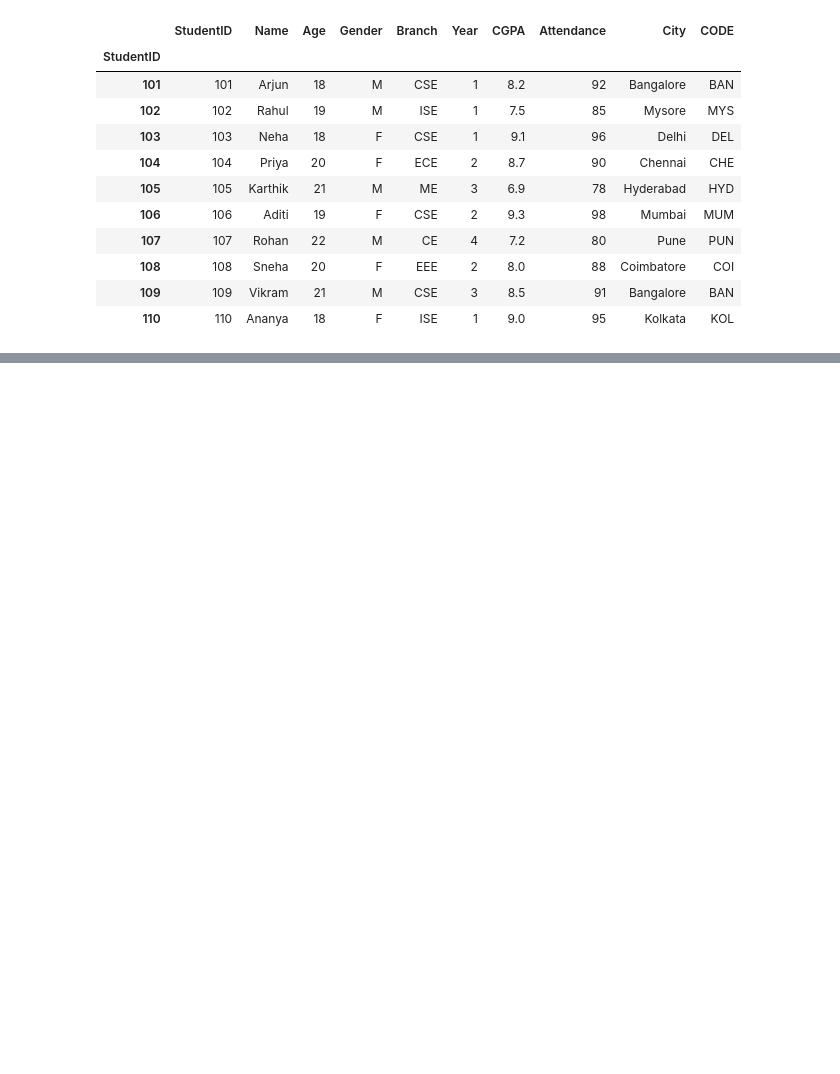
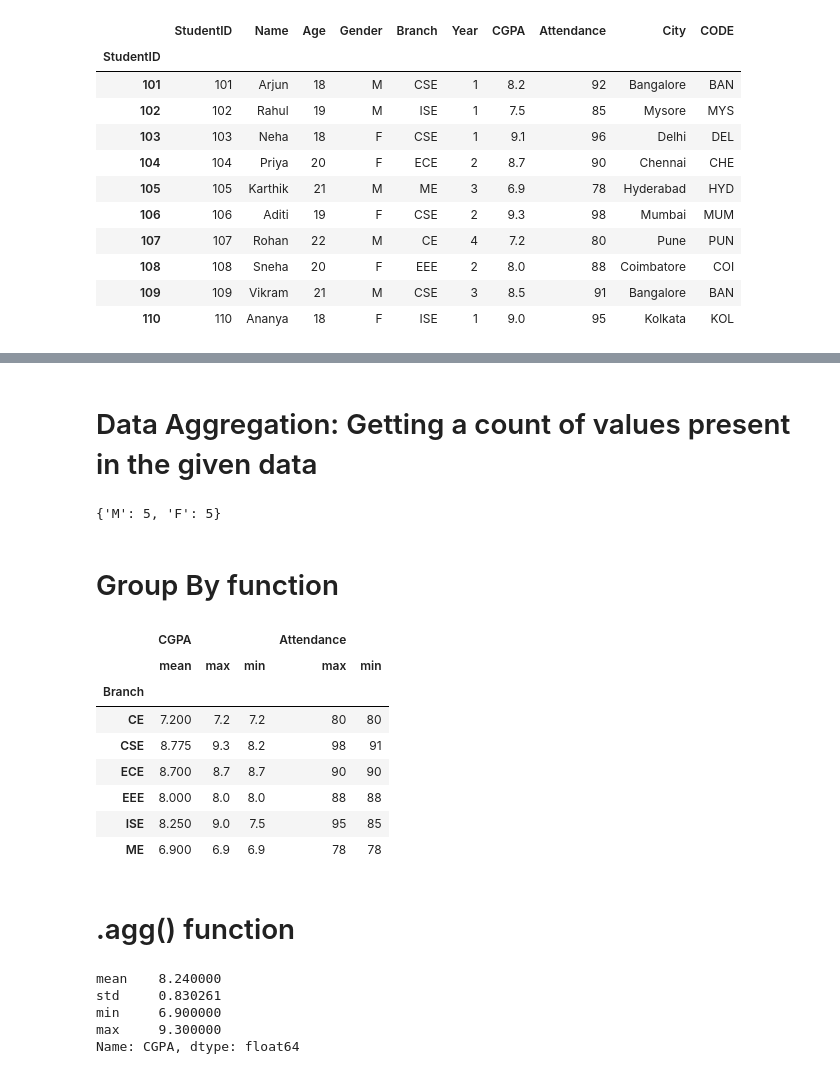
Before and after one commit to harshithsr20/Python-Practice-for-Motorsports, a Jupyter notebook: pandas_notes.ipynb, the cells around one changed output, grey strips where cells are left out. Saved outputs shown, nothing was run; the diff lists cells and outputs as text; code cells hidden in the pictures; blank space fills up the shorter version.

```diff
--- a/pandas_notes.ipynb
+++ b/pandas_notes.ipynb
@@ -179,0 +185,19 @@ df
+# %%
+# lets change the cities of 2 ppl to NaN
+df.loc[0:1,'City']=pd.NA
+
+
+#To fill said Na values use .fillna()
+df['City'].fillna('Ranchi')
+print(df.head())
+
+#If there is a series of continuation u can fill in the Na values with the .interpolate() function
+#It looks at the neibouring values up and down and just gives a prediction of what the value might be
+
+# U can use dropna() to drop the rows which contains NaN Values
+# If u wanna drop rows only if a specific column or specific columns have nan then u define subset=[the columns u want that have nan values]
+
+# to get the rows that have nan values
+df[df['City'].isna()]
+
+# to get rows that dont have Na values is done by writing .notna()
@@ -179,0 +222,31 @@ df
+# %% [markdown]
+# Data Aggregation: Getting a count of values present in the given data
+# %%
+li=df['Gender'].value_counts().to_dict()    #li is a series object
+print(li)
+# %% [output]
+{'M': 5, 'F': 5}
+# %% [markdown]
+# Group By function
+# %%
+df.groupby(['Branch']).agg({'CGPA':['mean','max','min'],'Attendance':['max','min']})
+# %% [output]
+|  | CGPA |  |  | Attendance |  |
+|  | mean | max | min | max | min |
+| Branch |  |  |  |  |  |
+| CE | 7.200 | 7.2 | 7.2 | 80 | 80 |
+| CSE | 8.775 | 9.3 | 8.2 | 98 | 91 |
+| ECE | 8.700 | 8.7 | 8.7 | 90 | 90 |
+| EEE | 8.000 | 8.0 | 8.0 | 88 | 88 |
+| ISE | 8.250 | 9.0 | 7.5 | 95 | 85 |
+| ME | 6.900 | 6.9 | 6.9 | 78 | 78 |
+# %% [markdown]
+# .agg() function
+# %%
+df['CGPA'].agg(['mean','std','min','max'])
+# %% [output]
+mean    8.240000
+std     0.830261
+min     6.900000
+max     9.300000
+Name: CGPA, dtype: float64
```
Also changed, not shown: parts of 9 cells of this notebook.
